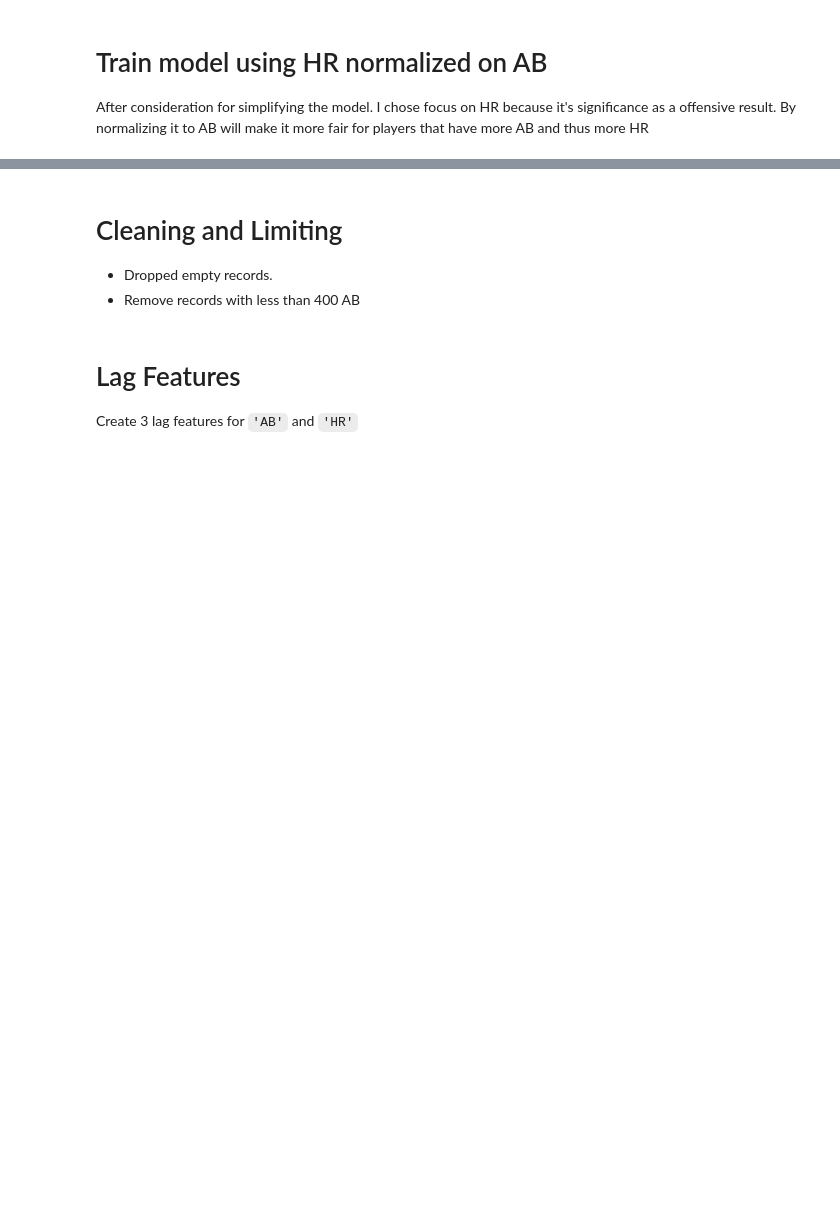
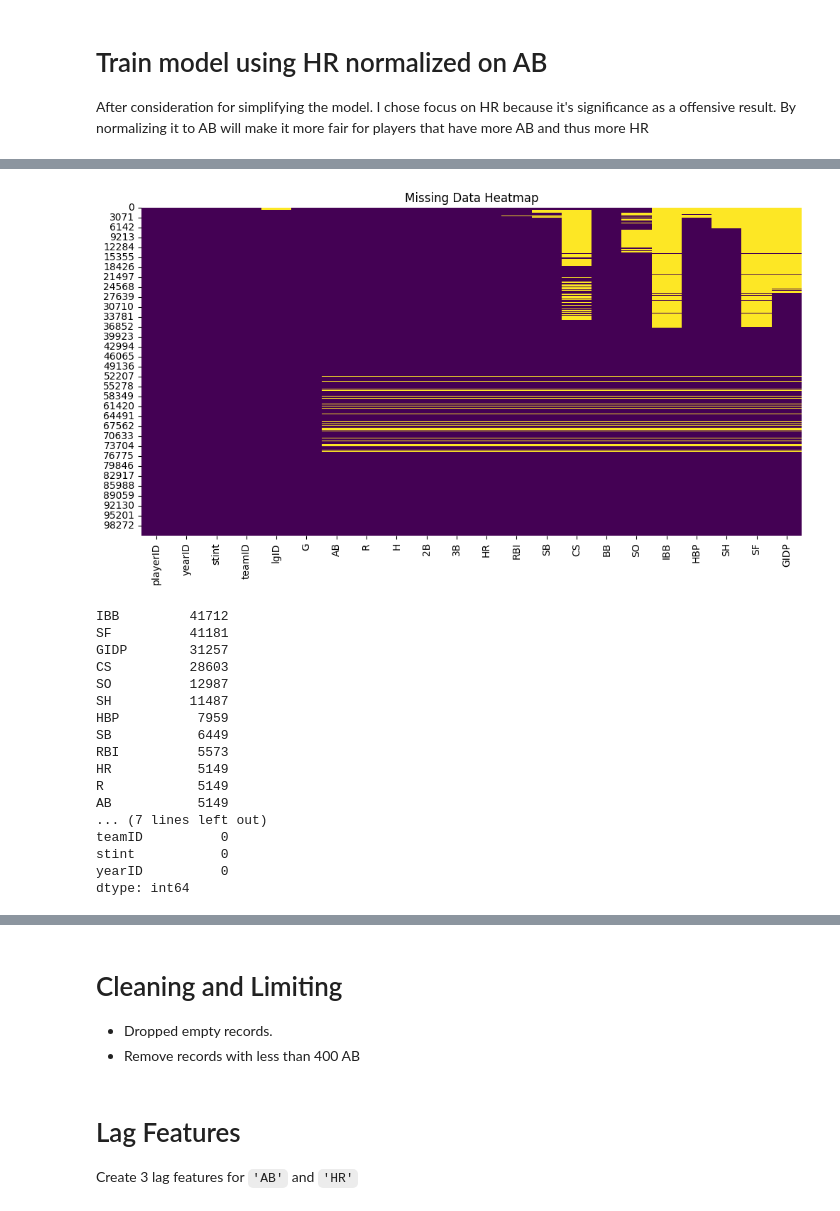
Before and after one commit to CreepySunny/HIT-Assistant, a Jupyter notebook: HRpAB.ipynb, the cells around one changed output, grey strips where cells are left out. Saved outputs shown, nothing was run; the diff lists cells and outputs as text; code cells hidden in the pictures; blank space fills up the shorter version.

```diff
--- a/HRpAB.ipynb
+++ b/HRpAB.ipynb
@@ -15,0 +39,26 @@ df = pd.read_csv('data/Batting.csv')
+# %%
+plt.figure(figsize=(12, 6))
+sns.heatmap(df.isnull(), cbar=False, cmap='viridis')
+plt.title("Missing Data Heatmap")
+plt.show()
+
+df.isnull().sum().sort_values(ascending=False)
+# %% [output]
+[figure, added]
+IBB         41712
+SF          41181
+GIDP        31257
+CS          28603
+SO          12987
+SH          11487
+HBP          7959
+SB           6449
+RBI          5573
+HR           5149
+R            5149
+AB           5149
+... (7 lines left out)
+teamID          0
+stint           0
+yearID          0
+dtype: int64
```
Also changed, not shown: parts of 12 cells of this notebook.
